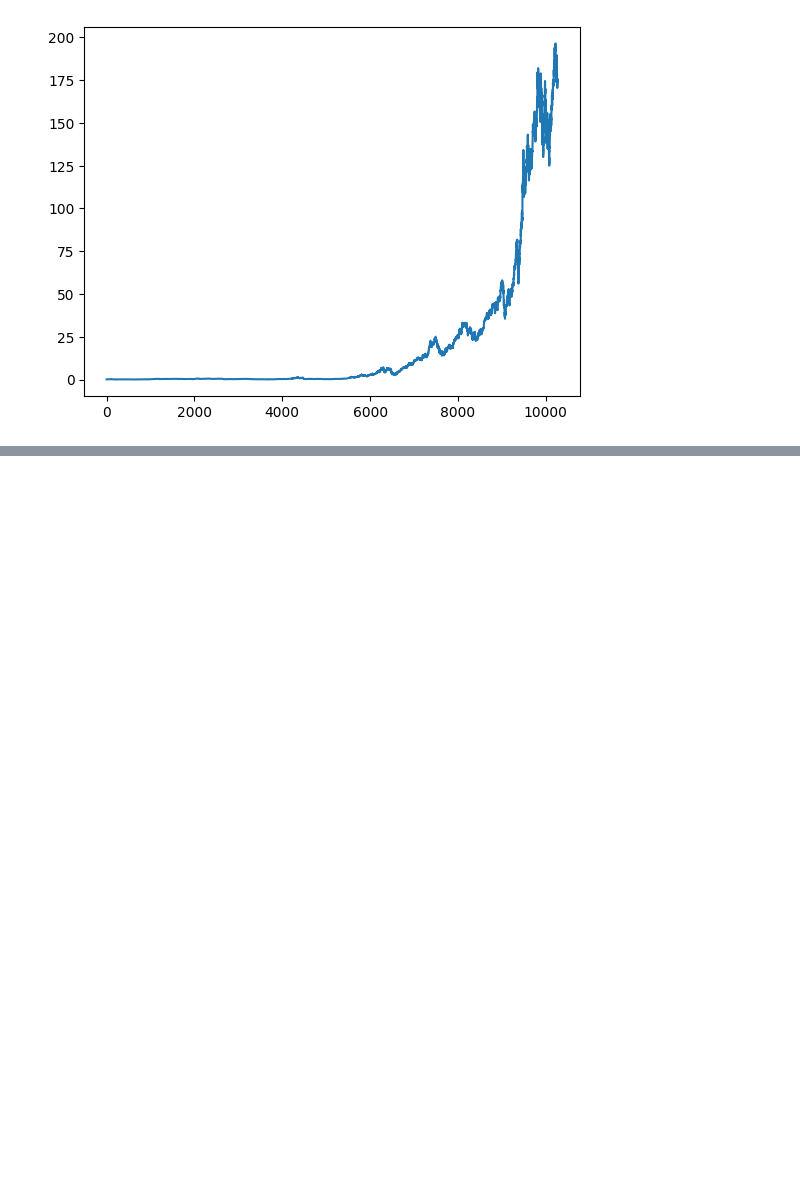
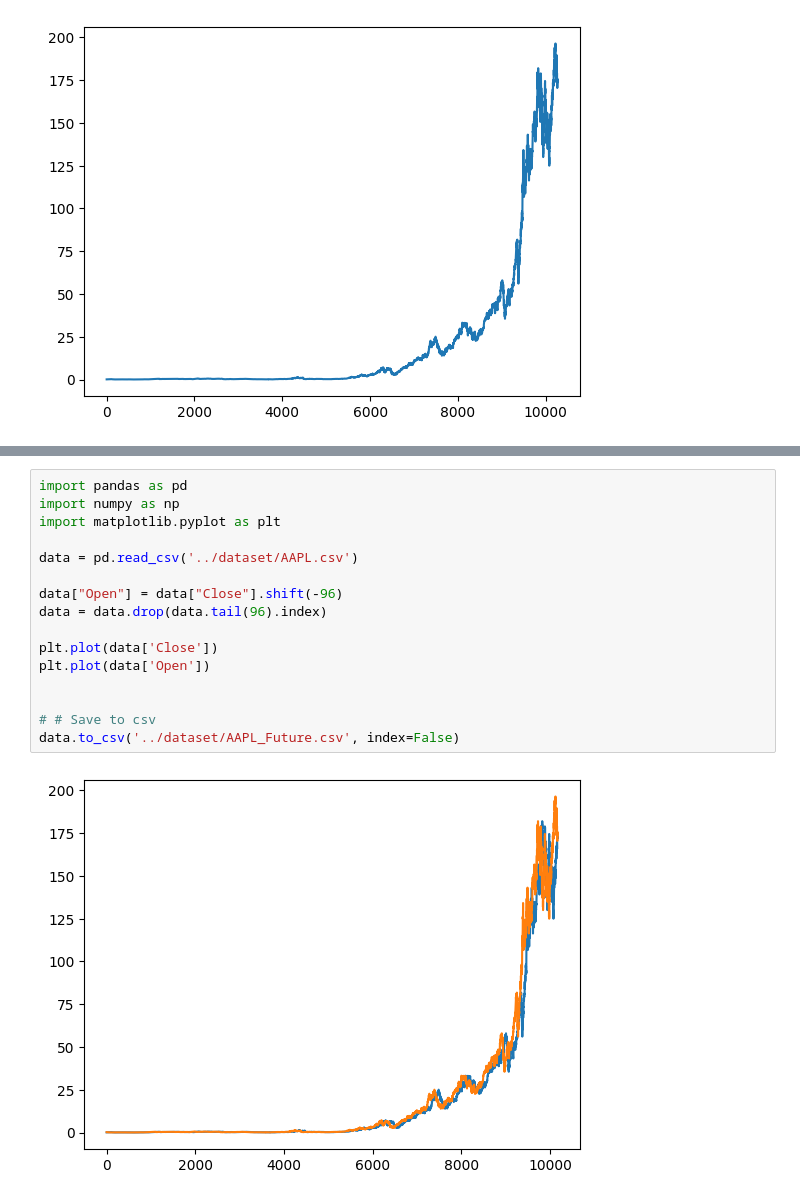
Before and after one commit to clo3olb/trader_ai, a Jupyter notebook: predictor/analysis/dataset_analysis.ipynb, the cells around one changed output, grey strips where cells are left out. Cells and saved outputs as stored; diff of their text form; blank space fills up the shorter version.

```diff
--- a/predictor/analysis/dataset_analysis.ipynb
+++ b/predictor/analysis/dataset_analysis.ipynb
@@ -96,0 +98,18 @@ Text(0.5, 1.0, 'Relative Squared Error(RSE)')
+# %%
+import pandas as pd
+import numpy as np
+import matplotlib.pyplot as plt
+
+data = pd.read_csv('../dataset/AAPL.csv')
+
+data["Open"] = data["Close"].shift(-96)
+data = data.drop(data.tail(96).index)
+
+plt.plot(data['Close'])
+plt.plot(data['Open'])
+
+
+# # Save to csv
+data.to_csv('../dataset/AAPL_Future.csv', index=False)
+# %% [output]
+[figure, added]
```
Also changed, not shown: parts of 1 cell of this notebook.
